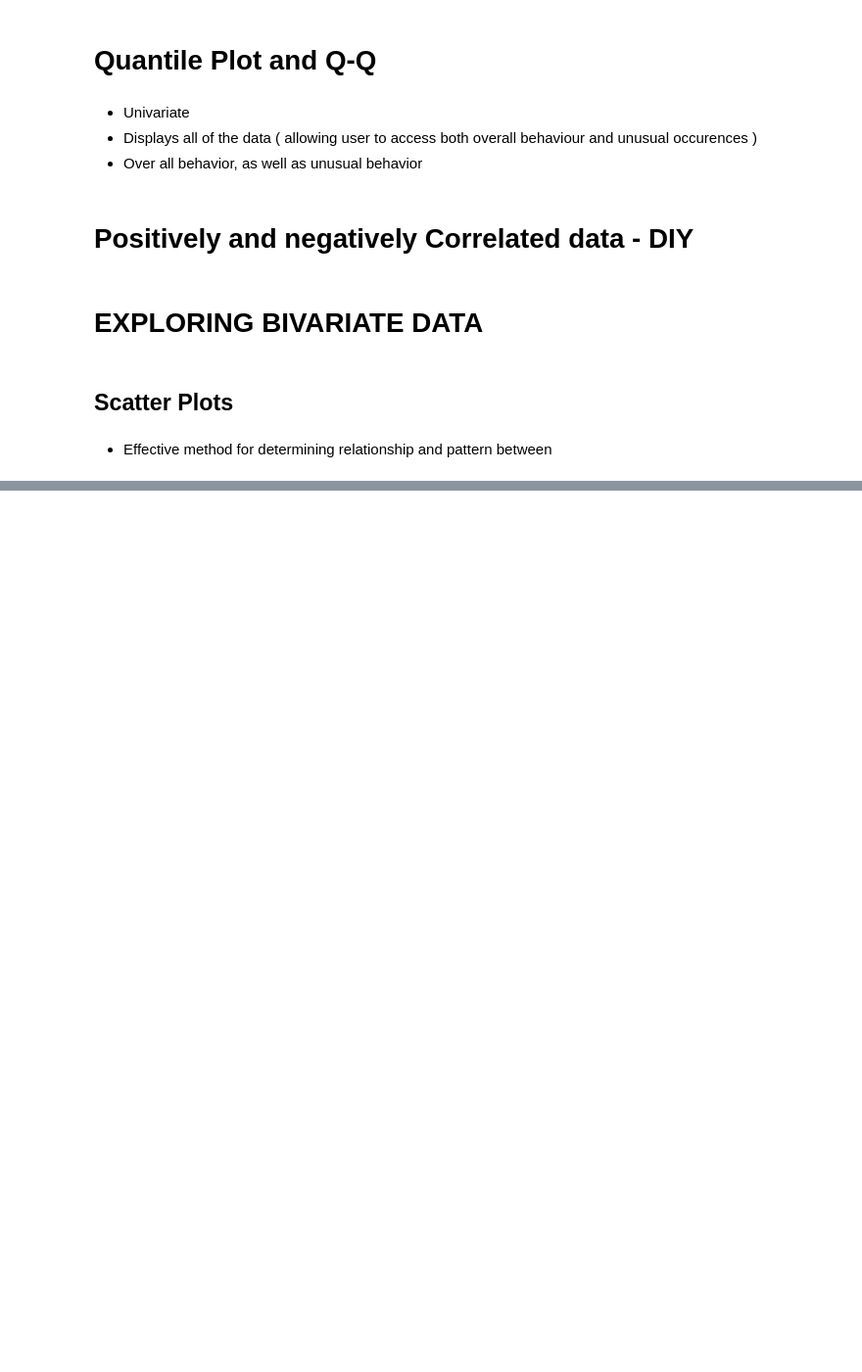
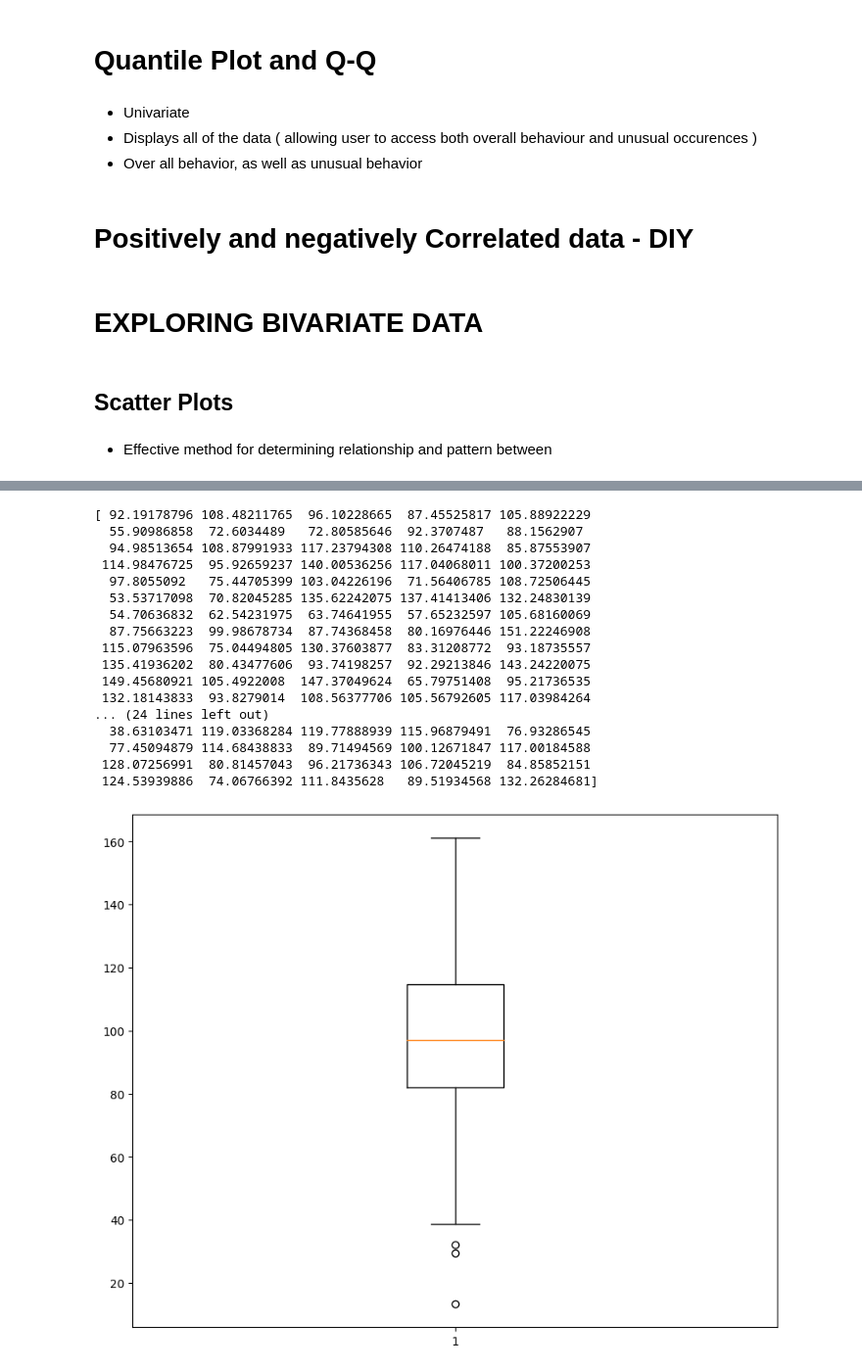
Before and after one commit to FirefoxSRV/The_Code_Colosseum, a Jupyter notebook: Foundations of DS/pandas_practice.ipynb, the cells around one changed output, grey strips where cells are left out. Shown at 98% size. Cells and saved outputs as stored; diff of their text form; code cells hidden in the pictures; blank space fills up the shorter version.

```diff
--- a/Foundations of DS/pandas_practice.ipynb
+++ b/Foundations of DS/pandas_practice.ipynb
@@ -129,0 +296,28 @@ Eg: Stem chart while grading. You can see each studennt's score ....but using hi
+# %%
+import matplotlib.pyplot as plt
+import numpy as np
+np.random.seed(15)
+dataSet = np.random.normal(100, 25, 200)
+print(dataSet)
+figure = plt.figure(figsize =(10, 8))
+plt.boxplot(dataSet)
+plt.show()
+# %% [output]
+[ 92.19178796 108.48211765  96.10228665  87.45525817 105.88922229
+  55.90986858  72.6034489   72.80585646  92.3707487   88.1562907
+  94.98513654 108.87991933 117.23794308 110.26474188  85.87553907
+ 114.98476725  95.92659237 140.00536256 117.04068011 100.37200253
+  97.8055092   75.44705399 103.04226196  71.56406785 108.72506445
+  53.53717098  70.82045285 135.62242075 137.41413406 132.24830139
+  54.70636832  62.54231975  63.74641955  57.65232597 105.68160069
+  87.75663223  99.98678734  87.74368458  80.16976446 151.22246908
+ 115.07963596  75.04494805 130.37603877  83.31208772  93.18735557
+ 135.41936202  80.43477606  93.74198257  92.29213846 143.24220075
+ 149.45680921 105.4922008  147.37049624  65.79751408  95.21736535
+ 132.18143833  93.8279014  108.56377706 105.56792605 117.03984264
+... (24 lines left out)
+  38.63103471 119.03368284 119.77888939 115.96879491  76.93286545
+  77.45094879 114.68438833  89.71494569 100.12671847 117.00184588
+ 128.07256991  80.81457043  96.21736343 106.72045219  84.85852151
+ 124.53939886  74.06766392 111.8435628   89.51934568 132.26284681]
+[figure, added]
```
Also changed, not shown: parts of 33 cells of this notebook.
